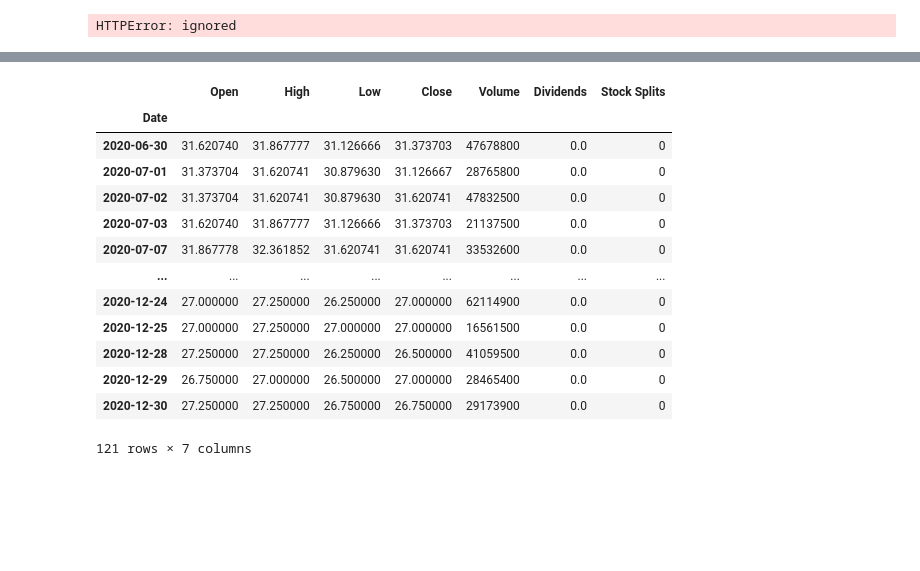
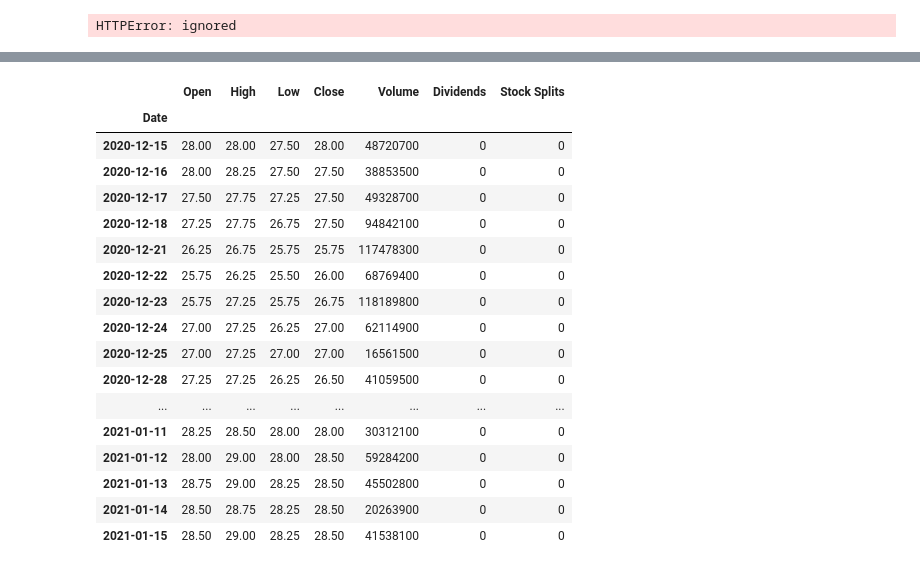
Before and after one commit to tame0001/Goose, a Jupyter notebook: stock_tracker.ipynb, the cells around one changed output, grey strips where cells are left out. Drawn from its saved outputs; the diff is of its cells as text; code cells hidden in the pictures; blank space fills up the shorter version.

```diff
--- a/stock_tracker.ipynb
+++ b/stock_tracker.ipynb
@@ -72,20 +76,24 @@ us_stock = ['MANU', 'TSLA']
 # %%
 stock = random.choice(thai_stocks)
 test = yf.Ticker(stock)
-hist = test.history(period='6mo', interval='1d')
+hist = test.history(period='1mo', interval='1d')
 hist
 # %% [output]
 |  | Open | High | Low | Close | Volume | Dividends | Stock Splits |
 | Date |  |  |  |  |  |  |  |
-| 2020-06-30 | 31.620740 | 31.867777 | 31.126666 | 31.373703 | 47678800 | 0.0 | 0 |
-| 2020-07-01 | 31.373704 | 31.620741 | 30.879630 | 31.126667 | 28765800 | 0.0 | 0 |
-| 2020-07-02 | 31.373704 | 31.620741 | 30.879630 | 31.620741 | 47832500 | 0.0 | 0 |
-| 2020-07-03 | 31.620740 | 31.867777 | 31.126666 | 31.373703 | 21137500 | 0.0 | 0 |
-| 2020-07-07 | 31.867778 | 32.361852 | 31.620741 | 31.620741 | 33532600 | 0.0 | 0 |
+| 2020-12-15 | 28.00 | 28.00 | 27.50 | 28.00 | 48720700 | 0 | 0 |
+| 2020-12-16 | 28.00 | 28.25 | 27.50 | 27.50 | 38853500 | 0 | 0 |
+| 2020-12-17 | 27.50 | 27.75 | 27.25 | 27.50 | 49328700 | 0 | 0 |
+| 2020-12-18 | 27.25 | 27.75 | 26.75 | 27.50 | 94842100 | 0 | 0 |
+| 2020-12-21 | 26.25 | 26.75 | 25.75 | 25.75 | 117478300 | 0 | 0 |
+| 2020-12-22 | 25.75 | 26.25 | 25.50 | 26.00 | 68769400 | 0 | 0 |
+| 2020-12-23 | 25.75 | 27.25 | 25.75 | 26.75 | 118189800 | 0 | 0 |
+| 2020-12-24 | 27.00 | 27.25 | 26.25 | 27.00 | 62114900 | 0 | 0 |
+| 2020-12-25 | 27.00 | 27.25 | 27.00 | 27.00 | 16561500 | 0 | 0 |
+| 2020-12-28 | 27.25 | 27.25 | 26.25 | 26.50 | 41059500 | 0 | 0 |
 | ... | ... | ... | ... | ... | ... | ... | ... |
-| 2020-12-24 | 27.000000 | 27.250000 | 26.250000 | 27.000000 | 62114900 | 0.0 | 0 |
-| 2020-12-25 | 27.000000 | 27.250000 | 27.000000 | 27.000000 | 16561500 | 0.0 | 0 |
-| 2020-12-28 | 27.250000 | 27.250000 | 26.250000 | 26.500000 | 41059500 | 0.0 | 0 |
-| 2020-12-29 | 26.750000 | 27.000000 | 26.500000 | 27.000000 | 28465400 | 0.0 | 0 |
-| 2020-12-30 | 27.250000 | 27.250000 | 26.750000 | 26.750000 | 29173900 | 0.0 | 0 |
+| 2021-01-11 | 28.25 | 28.50 | 28.00 | 28.00 | 30312100 | 0 | 0 |
+| 2021-01-12 | 28.00 | 29.00 | 28.00 | 28.50 | 59284200 | 0 | 0 |
+| 2021-01-13 | 28.75 | 29.00 | 28.25 | 28.50 | 45502800 | 0 | 0 |
+| 2021-01-14 | 28.50 | 28.75 | 28.25 | 28.50 | 20263900 | 0 | 0 |
+| 2021-01-15 | 28.50 | 29.00 | 28.25 | 28.50 | 41538100 | 0 | 0 |
-121 rows × 7 columns
```
Also changed, not shown: parts of 5 cells of this notebook.
